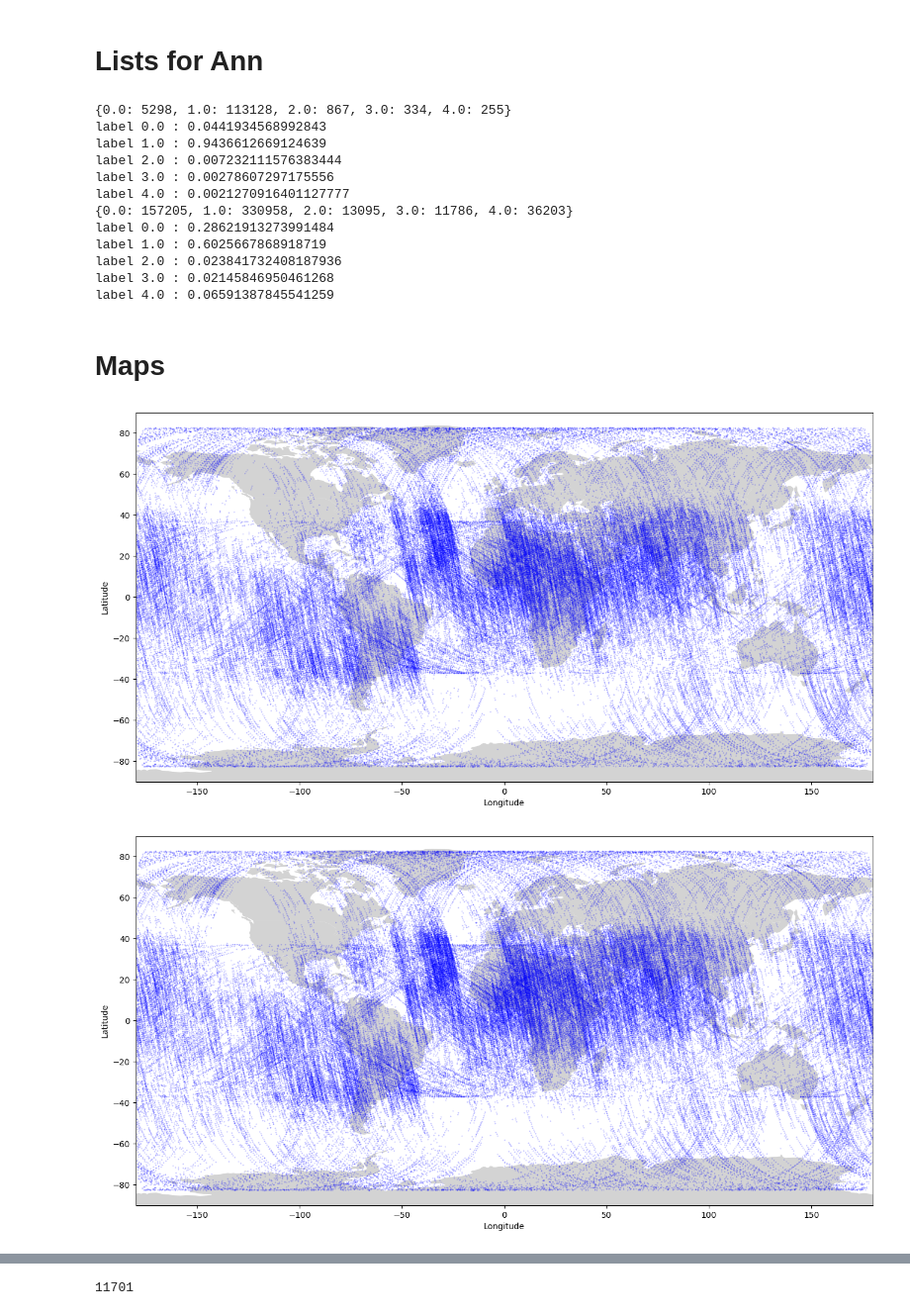
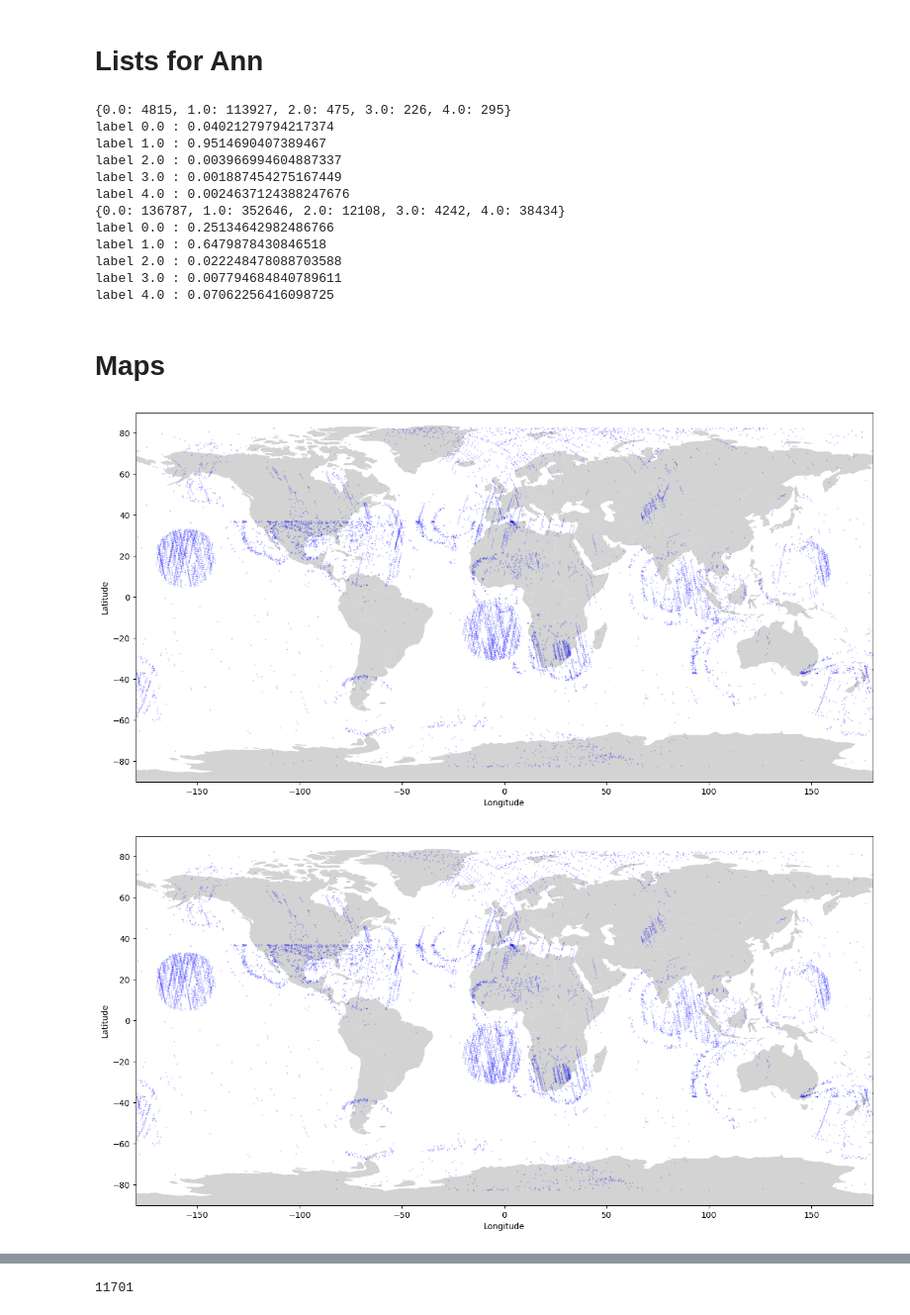
Before and after one commit to timdittmann/leo-ml, a Jupyter notebook: notebooks/test_all_spire.ipynb, the cells around one changed output, grey strips where cells are left out. Shown at 99% size. Cells and saved outputs as stored; diff of their text form; code cells hidden in the pictures.

```diff
--- a/notebooks/test_all_spire.ipynb
+++ b/notebooks/test_all_spire.ipynb
@@ -214,7 +214,7 @@ all_fdf=pd.concat(fdf_li, axis=0, ignore_index=True)
 #all_fdf.to_pickle('../data/feature_set_all_single_file/all_fdf_v2.pkl')
 
 #read later
-all_fdf=pd.read_pickle('../data/feature_set_all_single_file/all_fdf_v2.pkl')
+all_fdf=pd.read_pickle('../data/data/feature_set_all_single_file/all_fdf_v2.pkl')
 #X, y, times, lats, lons, occ_hts, feature_names =df_2_Xy(all_fdf)
 X, y, feature_names, fs_dict=df_2_Xy(all_fdf)
 
@@ -224,6 +228,7 @@ all_files_f = os.listdir(parent_directory)
 version="4-multi-class"
 version="6"
 version="7"
+version="8"
 from joblib import dump, load
 rf_model=load( '../models/%s_rf-model.joblib' %version)
 
@@ -255,6 +260,10 @@ campaign_ind=[i for i, si in enumerate(fs_dict['sample']) if si.startswith("2023
 fs_df=pd.DataFrame(fs_dict)
 fs_df['y_pred']=y_pred
 # %%
+#overall:
+fs_df[y_pred==2].drop_duplicates(subset='sample', keep="first").to_csv('../data/rfi_labels_all.csv', index=False)
+fs_df[y_pred==0].drop_duplicates(subset='sample', keep="first").to_csv('../data/scint_labels_all.csv', index=False)
+
 #campaign profiles
 camp_df=fs_df.iloc[campaign_ind]
 camp_y=y_pred[campaign_ind]
@@ -284,27 +293,27 @@ for keyz in list(count_dict.keys()):
 trigger_df[trigger_y==2].drop_duplicates(subset='sample', keep="first").to_csv('../data/rfi_labels_trig.csv', index=False)
 trigger_df[trigger_y==0].drop_duplicates(subset='sample', keep="first").to_csv('../data/iono_labels_trig.csv', index=False)
 # %% [output]
-{0.0: 5298, 1.0: 113128, 2.0: 867, 3.0: 334, 4.0: 255}
-label 0.0 : 0.0441934568992843
-label 1.0 : 0.9436612669124639
-label 2.0 : 0.007232111576383444
-label 3.0 : 0.00278607297175556
-label 4.0 : 0.0021270916401127777
-{0.0: 157205, 1.0: 330958, 2.0: 13095, 3.0: 11786, 4.0: 36203}
-label 0.0 : 0.28621913273991484
-label 1.0 : 0.6025667868918719
-label 2.0 : 0.023841732408187936
-label 3.0 : 0.02145846950461268
-label 4.0 : 0.06591387845541259
+{0.0: 4815, 1.0: 113927, 2.0: 475, 3.0: 226, 4.0: 295}
+label 0.0 : 0.04021279794217374
+label 1.0 : 0.9514690407389467
+label 2.0 : 0.003966994604887337
+label 3.0 : 0.001887454275167449
+label 4.0 : 0.0024637124388247676
+{0.0: 136787, 1.0: 352646, 2.0: 12108, 3.0: 4242, 4.0: 38434}
+label 0.0 : 0.25134642982486766
+label 1.0 : 0.6479878430846518
+label 2.0 : 0.022248478088703588
+label 3.0 : 0.007794684840789611
+label 4.0 : 0.07062256416098725
 # %%
 # plot rates for different data regimes
 # %% [markdown]
 # Maps
 # %%
-map_condition(fs_dict['lon_m'], fs_dict['lat_m'], y_pred, 0)
+map_condition(fs_dict['lon_m'], fs_dict['lat_m'], y_pred, 2)
 # %% [output]
-[figure, old version]
+[figure, new version]
 # %%
-map_condition(fs_dict['lon_m'][mask], fs_dict['lat_m'][mask], trigger_y, 0)
+map_condition(fs_dict['lon_m'][mask], fs_dict['lat_m'][mask], trigger_y, 2)
 # %% [output]
-[figure, old version]
+[figure, new version]
```
Also changed, not shown: parts of 22 cells of this notebook, 5 other files.
